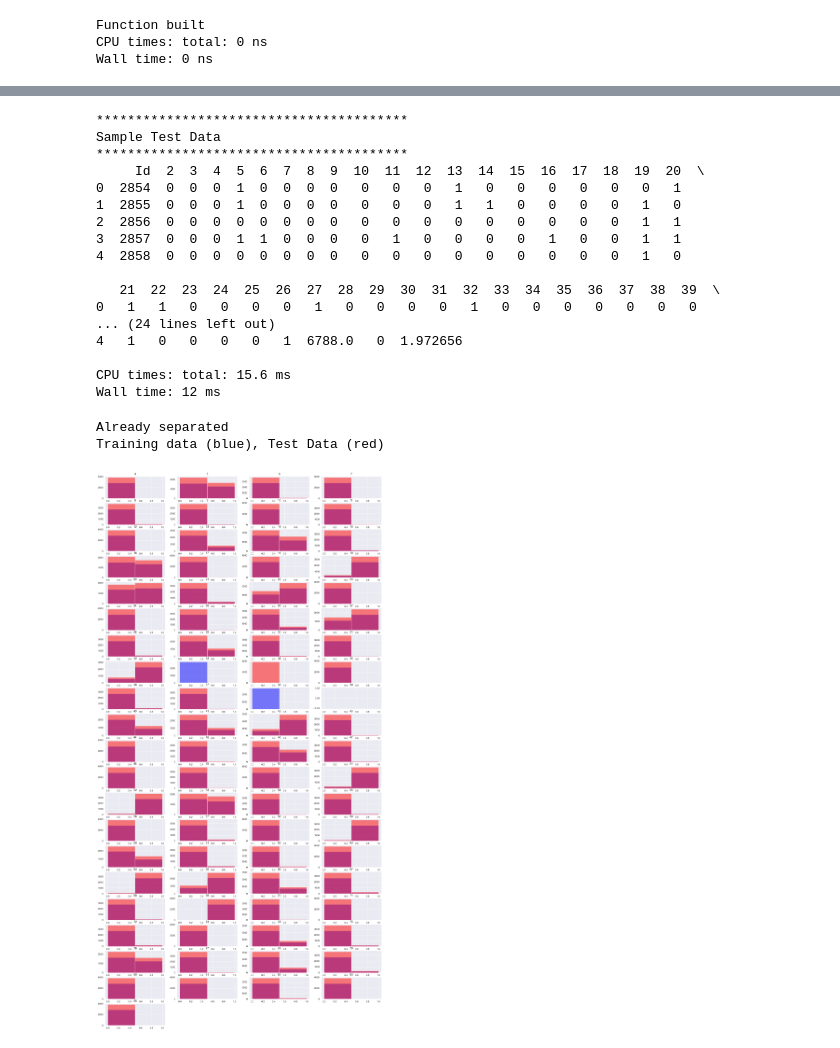
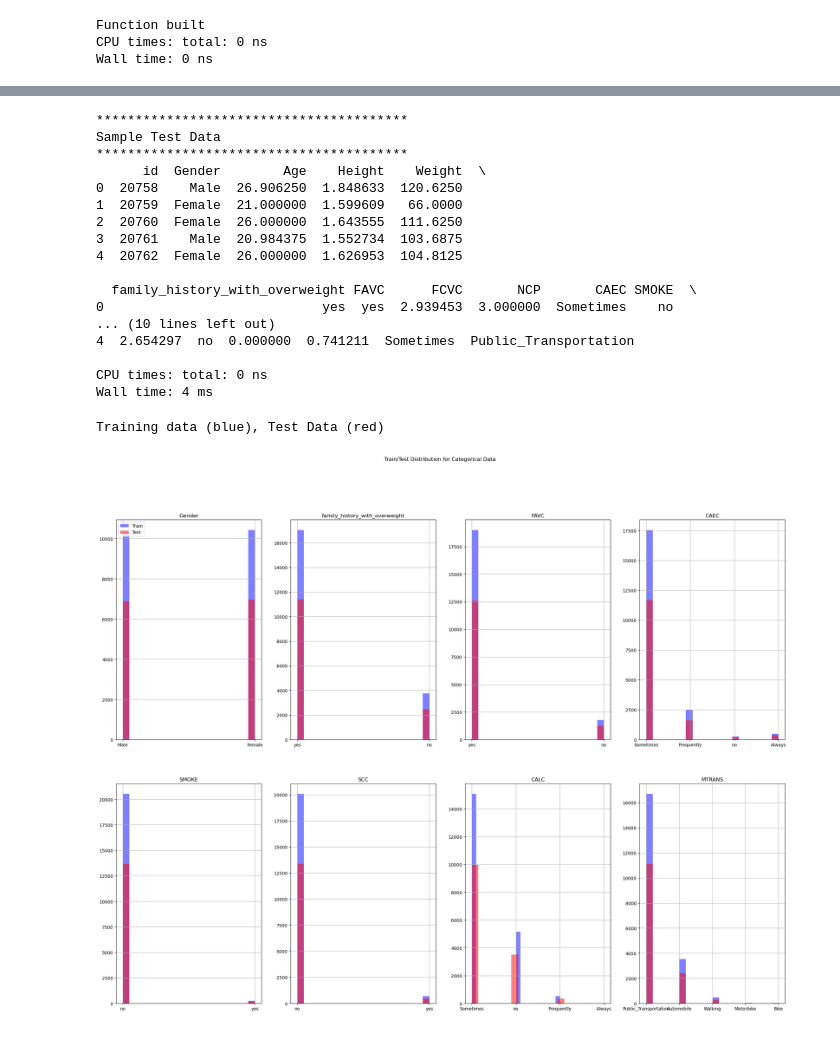
Before and after one commit to Brqtnguyen/DSPproject, a Jupyter notebook: DataVis.ipynb, the cells around one changed output, grey strips where cells are left out. Cells and saved outputs as stored; diff of their text form; code cells hidden in the pictures.

```diff
--- a/DataVis.ipynb
+++ b/DataVis.ipynb
@@ -66,8 +66,8 @@ Wall time: 0 ns
 # %%
 %%time
 # Get data
-train=pd.read_csv('train_final.csv')
-test=pd.read_csv('test_final.csv')
+train=pd.read_csv('dataset/train.csv')
+test=pd.read_csv('dataset/test.csv')
 print("Data imported")
 
 ## from: https://www.kaggle.com/bextuychiev/how-to-work-w-million-row-datasets-like-a-pro
@@ -129,7 +129,8 @@ cat_features=[]
 cont_features=[]
 for feature in test.columns:
     features.append(feature)
-    if test.dtypes[feature]=='int8':
+    #print(test.dtypes[feature])
+    if test.dtypes[feature]=='int8' or test.dtypes[feature]=='object':
         cat_features.append(feature)
     if test.dtypes[feature]=='float16':
         cont_features.append(feature)
@@ -248,39 +249,36 @@ print(test.head(),'\n')
 ****************************************
 Sample Test Data
 ****************************************
-     Id  2  3  4  5  6  7  8  9  10  11  12  13  14  15  16  17  18  19  20  \
-0  2854  0  0  0  1  0  0  0  0   0   0   0   1   0   0   0   0   0   0   1
-1  2855  0  0  0  1  0  0  0  0   0   0   0   1   1   0   0   0   0   1   0
-2  2856  0  0  0  0  0  0  0  0   0   0   0   0   0   0   0   0   0   1   1
-3  2857  0  0  0  1  1  0  0  0   0   1   0   0   0   0   1   0   0   1   1
-4  2858  0  0  0  0  0  0  0  0   0   0   0   0   0   0   0   0   0   1   0
+      id  Gender        Age    Height    Weight  \
+0  20758    Male  26.906250  1.848633  120.6250
+1  20759  Female  21.000000  1.599609   66.0000
+2  20760  Female  26.000000  1.643555  111.6250
+3  20761    Male  20.984375  1.552734  103.6875
+4  20762  Female  26.000000  1.626953  104.8125
 
-   21  22  23  24  25  26  27  28  29  30  31  32  33  34  35  36  37  38  39  \
-0   1   1   0   0   0   0   1   0   0   0   0   1   0   0   0   0   0   0   0
-... (24 lines left out)
-4   1   0   0   0   0   1  6788.0   0  1.972656
+  family_history_with_overweight FAVC      FCVC       NCP       CAEC SMOKE  \
+0                            yes  yes  2.939453  3.000000  Sometimes    no
+... (10 lines left out)
+4  2.654297  no  0.000000  0.741211  Sometimes  Public_Transportation
 
-CPU times: total: 15.6 ms
-Wall time: 12 ms
+CPU times: total: 0 ns
+Wall time: 4 ms
 # %%
-%%time
-train_outliers = ((train[cat_features] - train[cat_features] .min())/(train[cat_features] .max() - train[cat_features] .min()))
-test_outliers = ((test[cat_features] - test[cat_features].min())/(test[cat_features].max() - test[cat_features].min()))
-try:
-    train_outliers.drop(['claim'], axis=1, inplace=True)
-except:
-    print('Already separated')
+train_outliers=train[cat_features]
+test_outliers=test[cat_features]
 print('Training data (blue), Test Data (red)')
-fig = plt.figure(figsize = (20, 40))
+fig = plt.figure(figsize = (27.5, 20))
 for idx, i in enumerate(train_outliers.columns):
     fig.add_subplot(int(np.ceil(len(train_outliers.columns)/4)), 4, idx+1)
-    train_outliers.iloc[:, idx].hist(bins = 2,color='b',alpha=0.5)
-    test_outliers.iloc[:, idx].hist(bins = 2,color='r',alpha=0.5)
+    train_outliers.iloc[:, idx].hist(bins=20,color='b',alpha=0.5, label="Train")
+    test_outliers.iloc[:, idx].hist(bins = 20,color='r',alpha=0.5, label="Test")
+    plt.subplots_adjust(hspace=0.2)
+    if(idx == 0):
+        plt.subplots_adjust(hspace=0.2)
+        plt.legend(loc="upper left")
     plt.title(i)
-#plt.text(9, -20000, caption, size = 12)
+plt.suptitle('Train/Test Distribution for Categorical Data')
 plt.show()
-del train_outliers, test_outliers
 # %% [output]
-Already separated
 Training data (blue), Test Data (red)
-[figure, old version]
+[figure, new version]
```
Also changed, not shown: parts of 29 cells of this notebook.
